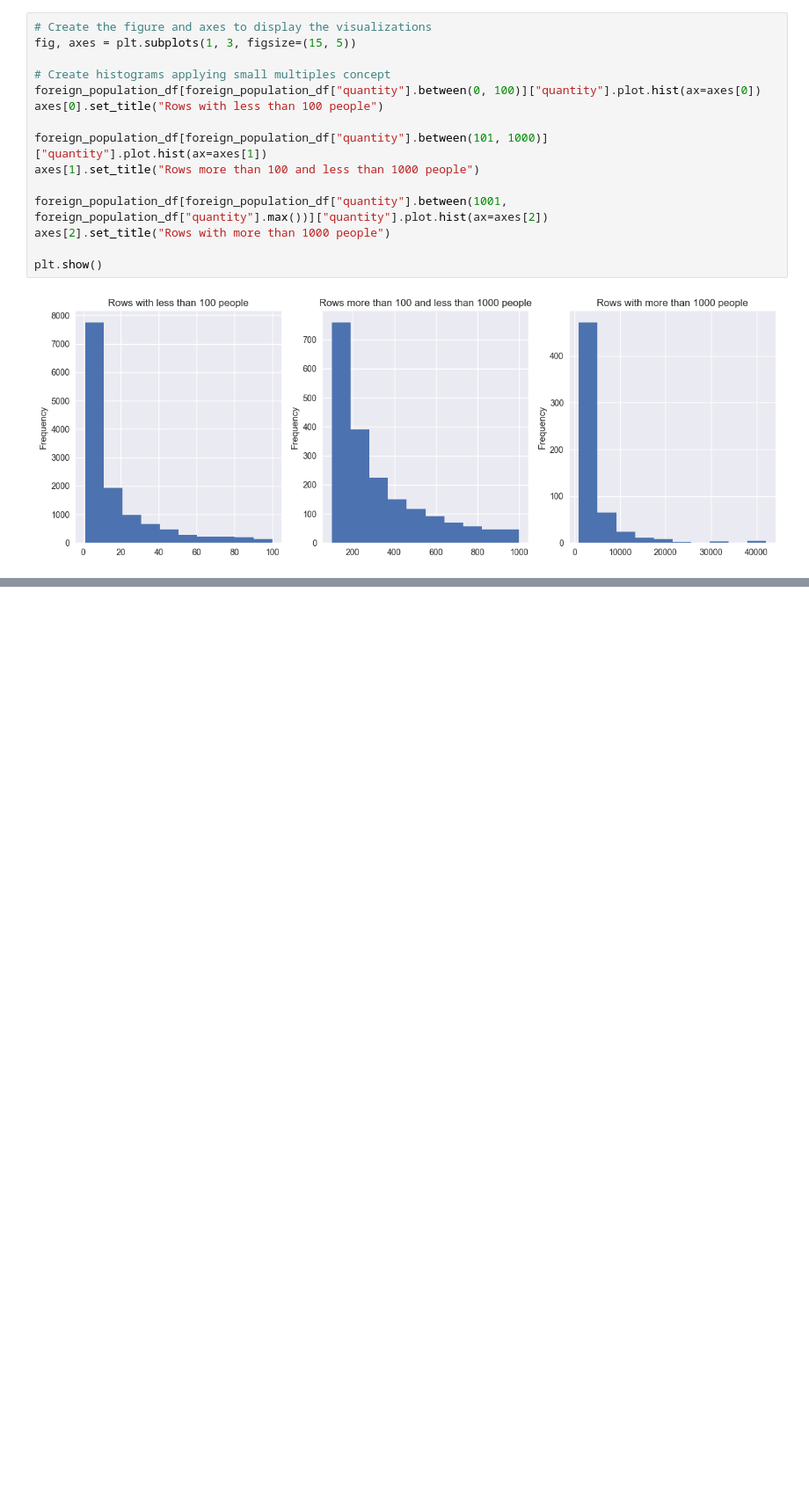
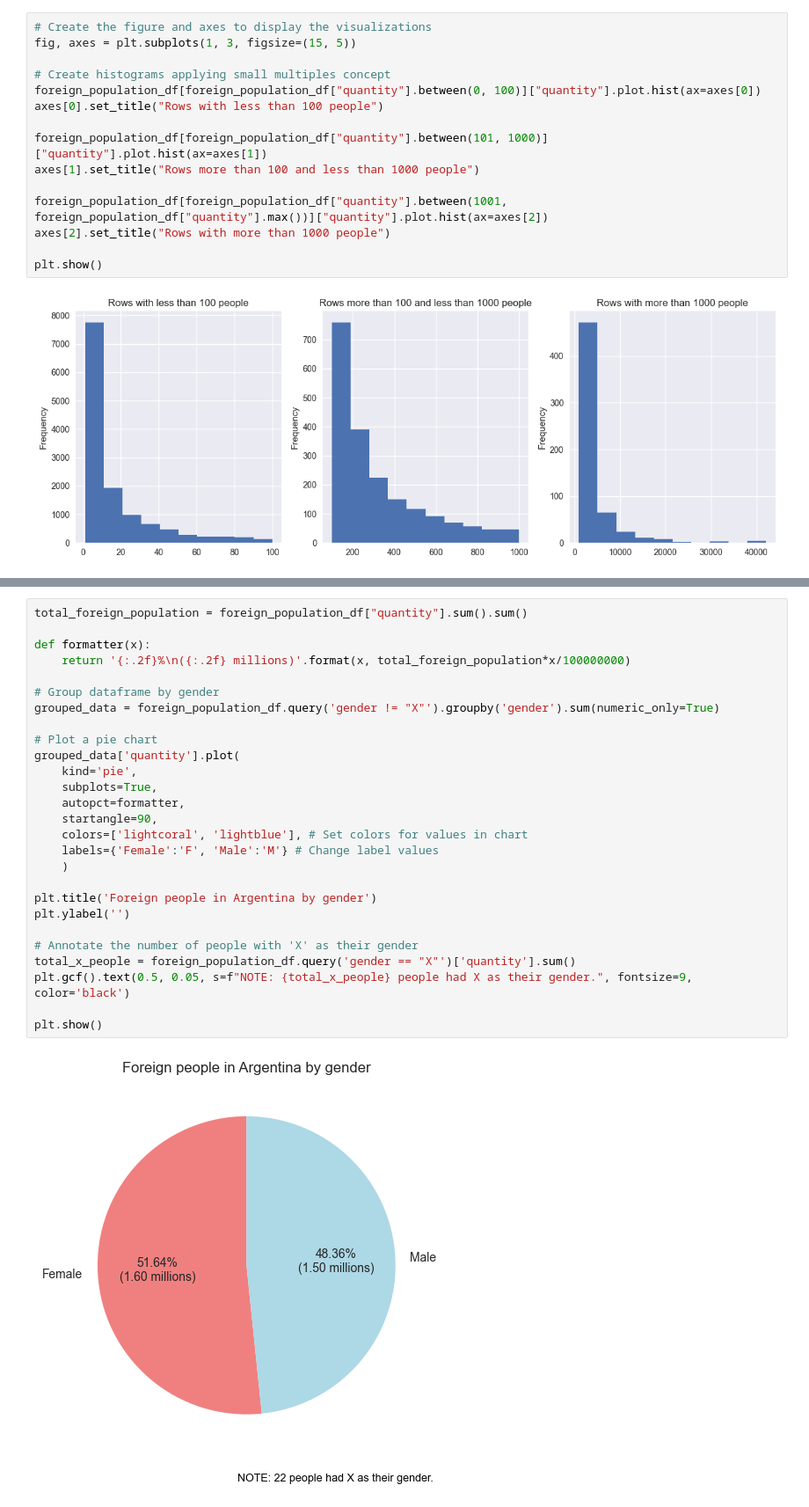
Before and after one commit to EricNSuarez/DataPrepPyInsights, a Jupyter notebook: Chapter1/DataPreprocessingInsights.ipynb, the cells around one changed output, grey strips where cells are left out. Shown at 88% size. Saved outputs shown, nothing was run; the diff lists cells and outputs as text; blank space fills up the shorter version.

```diff
--- a/Chapter1/DataPreprocessingInsights.ipynb
+++ b/Chapter1/DataPreprocessingInsights.ipynb
@@ -223,0 +260,29 @@ plt.show()
+# %%
+total_foreign_population = foreign_population_df["quantity"].sum().sum()
+
+def formatter(x):
+    return '{:.2f}%\n({:.2f} millions)'.format(x, total_foreign_population*x/100000000)
+
+# Group dataframe by gender
+grouped_data = foreign_population_df.query('gender != "X"').groupby('gender').sum(numeric_only=True)
+
+# Plot a pie chart
+grouped_data['quantity'].plot(
+    kind='pie',
+    subplots=True,
+    autopct=formatter,
+    startangle=90,
+    colors=['lightcoral', 'lightblue'], # Set colors for values in chart
+    labels={'Female':'F', 'Male':'M'} # Change label values
+    )
+
+plt.title('Foreign people in Argentina by gender')
+plt.ylabel('')
+
+# Annotate the number of people with 'X' as their gender
+total_x_people = foreign_population_df.query('gender == "X"')['quantity'].sum()
+plt.gcf().text(0.5, 0.05, s=f"NOTE: {total_x_people} people had X as their gender.", fontsize=9, color='black')
+
+plt.show()
+# %% [output]
+[figure, added]
```
Also changed, not shown: parts of 6 cells of this notebook.
